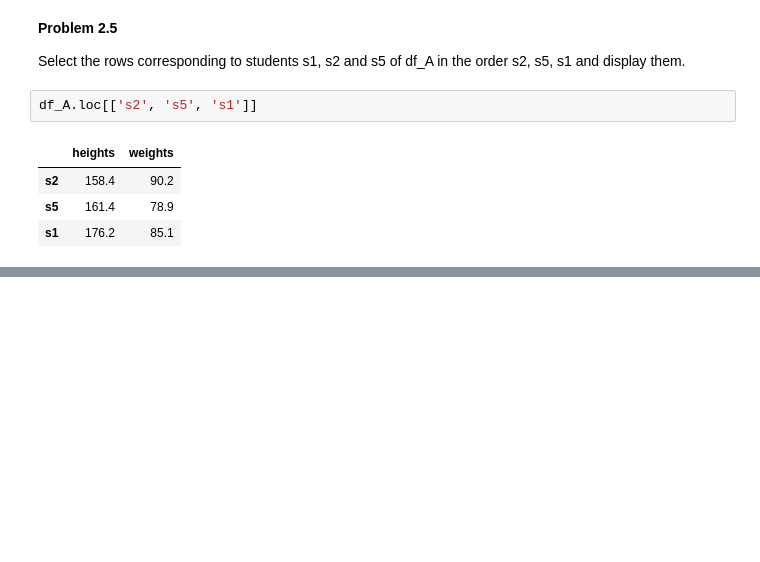
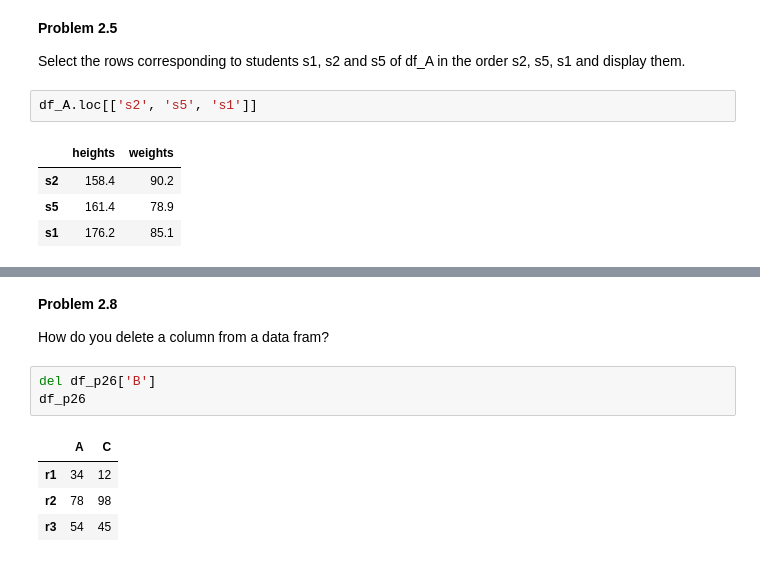
Before and after one commit to whatsupabhijit/py_rambling, a Jupyter notebook: panda.ipynb, the cells around one changed output, grey strips where cells are left out. Drawn from its saved outputs; the diff is of its cells as text; blank space fills up the shorter version.

```diff
--- a/panda.ipynb
+++ b/panda.ipynb
@@ -367,0 +407,12 @@ df_A.loc[['s2', 's5', 's1']]
+# %% [markdown]
+**Problem 2.8**
+
+How do you delete a column from a data fram?
+# %%
+del df_p26['B']
+df_p26
+# %% [output]
+|  | A | C |
+| r1 | 34 | 12 |
+| r2 | 78 | 98 |
+| r3 | 54 | 45 |
```
Also changed, not shown: parts of 13 cells of this notebook.
